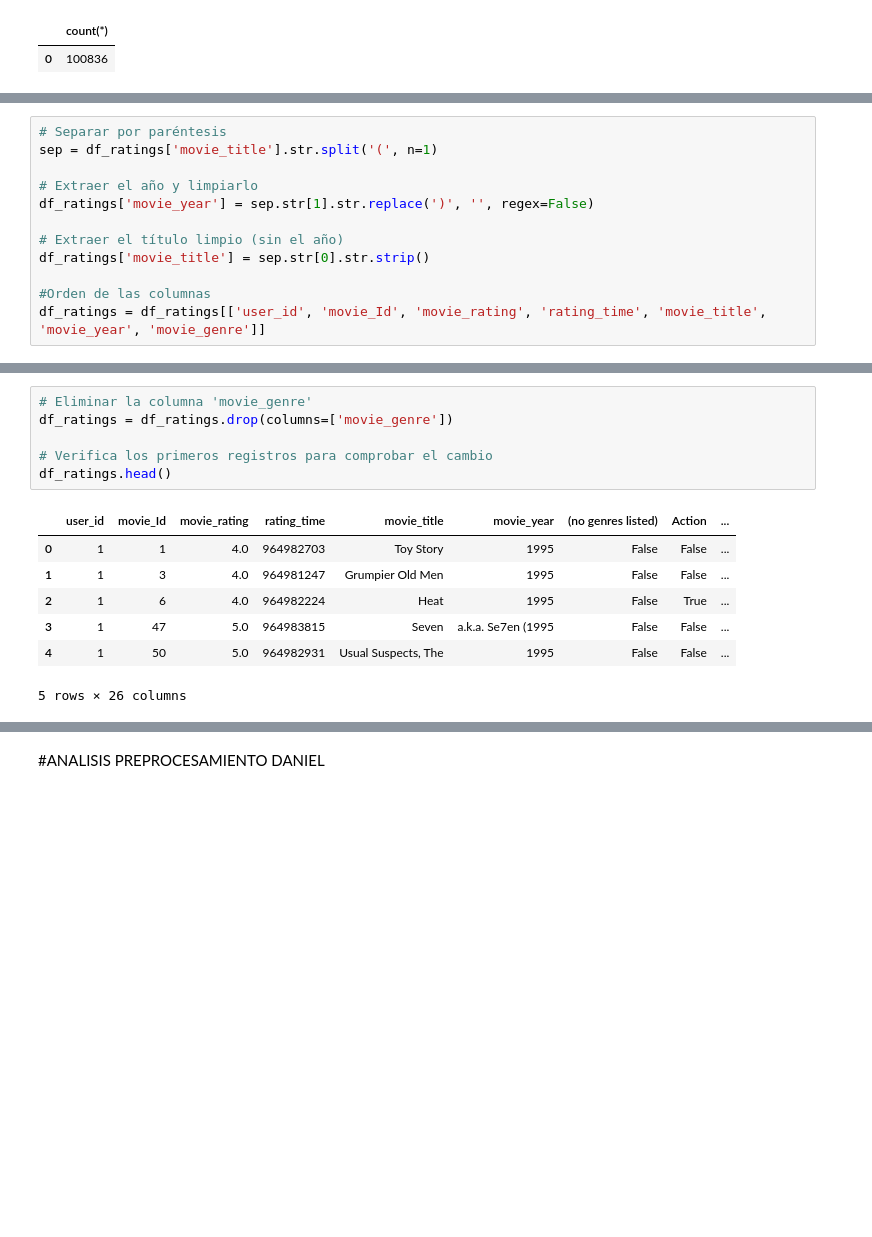
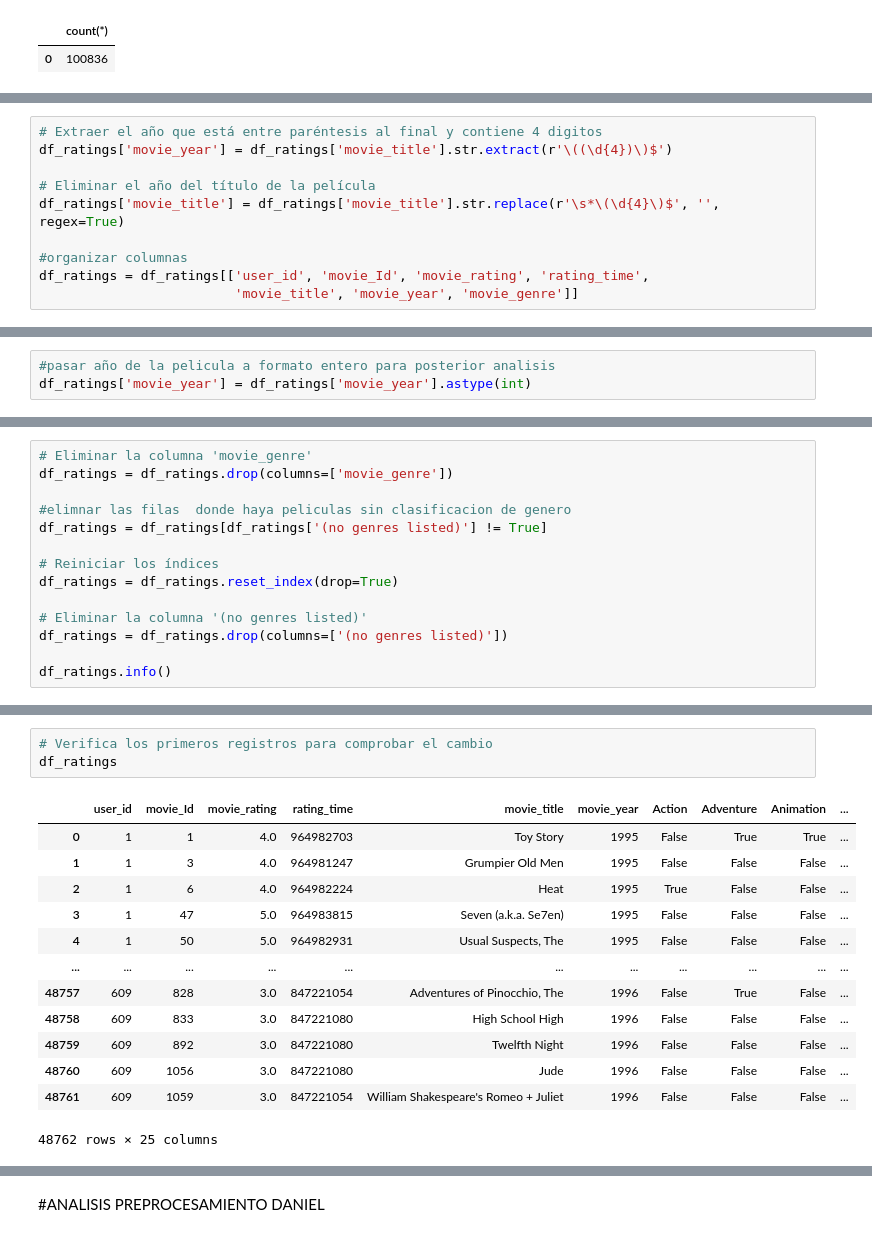
Before and after one commit to DanielMerkdo/ensayo, a Jupyter notebook: b_exploracion_limpieza.ipynb, the cells around one changed output, grey strips where cells are left out. Saved outputs shown, nothing was run; the diff lists cells and outputs as text; blank space fills up the shorter version.

```diff
--- a/b_exploracion_limpieza.ipynb
+++ b/b_exploracion_limpieza.ipynb
@@ -618,12 +632,0 @@ df_ratings = pd.read_sql('SELECT * FROM full_ratings', conex)
-# %%
-# Separar por paréntesis
-sep = df_ratings['movie_title'].str.split('(', n=1)
-
-# Extraer el año y limpiarlo
-df_ratings['movie_year'] = sep.str[1].str.replace(')', '', regex=False)
-
-# Extraer el título limpio (sin el año)
-df_ratings['movie_title'] = sep.str[0].str.strip()
-
-#Orden de las columnas
-df_ratings = df_ratings[['user_id', 'movie_Id', 'movie_rating', 'rating_time', 'movie_title', 'movie_year', 'movie_genre']]
@@ -630,3 +663,13 @@ df_ratings = df_ratings[['user_id', 'movie_Id', 'movie_rating', 'rating_time', '
+# %%
+# Extraer el año que está entre paréntesis al final y contiene 4 digitos
+df_ratings['movie_year'] = df_ratings['movie_title'].str.extract(r'\((\d{4})\)$')
+
+# Eliminar el año del título de la película
+df_ratings['movie_title'] = df_ratings['movie_title'].str.replace(r'\s*\(\d{4}\)$', '', regex=True)
+
+#organizar columnas
+df_ratings = df_ratings[['user_id', 'movie_Id', 'movie_rating', 'rating_time',
+                         'movie_title', 'movie_year', 'movie_genre']]
 # %%
 df_ratings
 # %% [output]
@@ -645,0 +709,3 @@ df_ratings
+# %%
+#pasar año de la pelicula a formato entero para posterior analisis
+df_ratings['movie_year'] = df_ratings['movie_year'].astype(int)
@@ -680,0 +771,14 @@ Index(['user_id', 'movie_Id', 'movie_rating', 'rating_time', 'movie_title',
+# %%
+# Eliminar la columna 'movie_genre'
+df_ratings = df_ratings.drop(columns=['movie_genre'])
+
+#elimnar las filas  donde haya peliculas sin clasificacion de genero
+df_ratings = df_ratings[df_ratings['(no genres listed)'] != True]
+
+# Reiniciar los índices
+df_ratings = df_ratings.reset_index(drop=True)
+
+# Eliminar la columna '(no genres listed)'
+df_ratings = df_ratings.drop(columns=['(no genres listed)'])
+
+df_ratings.info()
@@ -681,14 +803,17 @@ Index(['user_id', 'movie_Id', 'movie_rating', 'rating_time', 'movie_title',
 # %%
-# Eliminar la columna 'movie_genre'
-df_ratings = df_ratings.drop(columns=['movie_genre'])
-
 # Verifica los primeros registros para comprobar el cambio
-df_ratings.head()
+df_ratings
 # %% [output]
-|  | user_id | movie_Id | movie_rating | rating_time | movie_title | movie_year | (no genres listed) | Action | ... |
-| 0 | 1 | 1 | 4.0 | 964982703 | Toy Story | 1995 | False | False | ... |
-| 1 | 1 | 3 | 4.0 | 964981247 | Grumpier Old Men | 1995 | False | False | ... |
-| 2 | 1 | 6 | 4.0 | 964982224 | Heat | 1995 | False | True | ... |
-| 3 | 1 | 47 | 5.0 | 964983815 | Seven | a.k.a. Se7en (1995 | False | False | ... |
-| 4 | 1 | 50 | 5.0 | 964982931 | Usual Suspects, The | 1995 | False | False | ... |
+|  | user_id | movie_Id | movie_rating | rating_time | movie_title | movie_year | Action | Adventure | Animation | ... |
+| 0 | 1 | 1 | 4.0 | 964982703 | Toy Story | 1995 | False | True | True | ... |
+| 1 | 1 | 3 | 4.0 | 964981247 | Grumpier Old Men | 1995 | False | False | False | ... |
+| 2 | 1 | 6 | 4.0 | 964982224 | Heat | 1995 | True | False | False | ... |
+| 3 | 1 | 47 | 5.0 | 964983815 | Seven (a.k.a. Se7en) | 1995 | False | False | False | ... |
+| 4 | 1 | 50 | 5.0 | 964982931 | Usual Suspects, The | 1995 | False | False | False | ... |
+| ... | ... | ... | ... | ... | ... | ... | ... | ... | ... | ... |
+| 48757 | 609 | 828 | 3.0 | 847221054 | Adventures of Pinocchio, The | 1996 | False | True | False | ... |
+| 48758 | 609 | 833 | 3.0 | 847221080 | High School High | 1996 | False | False | False | ... |
+| 48759 | 609 | 892 | 3.0 | 847221080 | Twelfth Night | 1996 | False | False | False | ... |
+| 48760 | 609 | 1056 | 3.0 | 847221080 | Jude | 1996 | False | False | False | ... |
+| 48761 | 609 | 1059 | 3.0 | 847221054 | William Shakespeare's Romeo + Juliet | 1996 | False | False | False | ... |
-5 rows × 26 columns
+48762 rows × 25 columns
```
Also changed, not shown: parts of 33 cells of this notebook, 1 other file.
